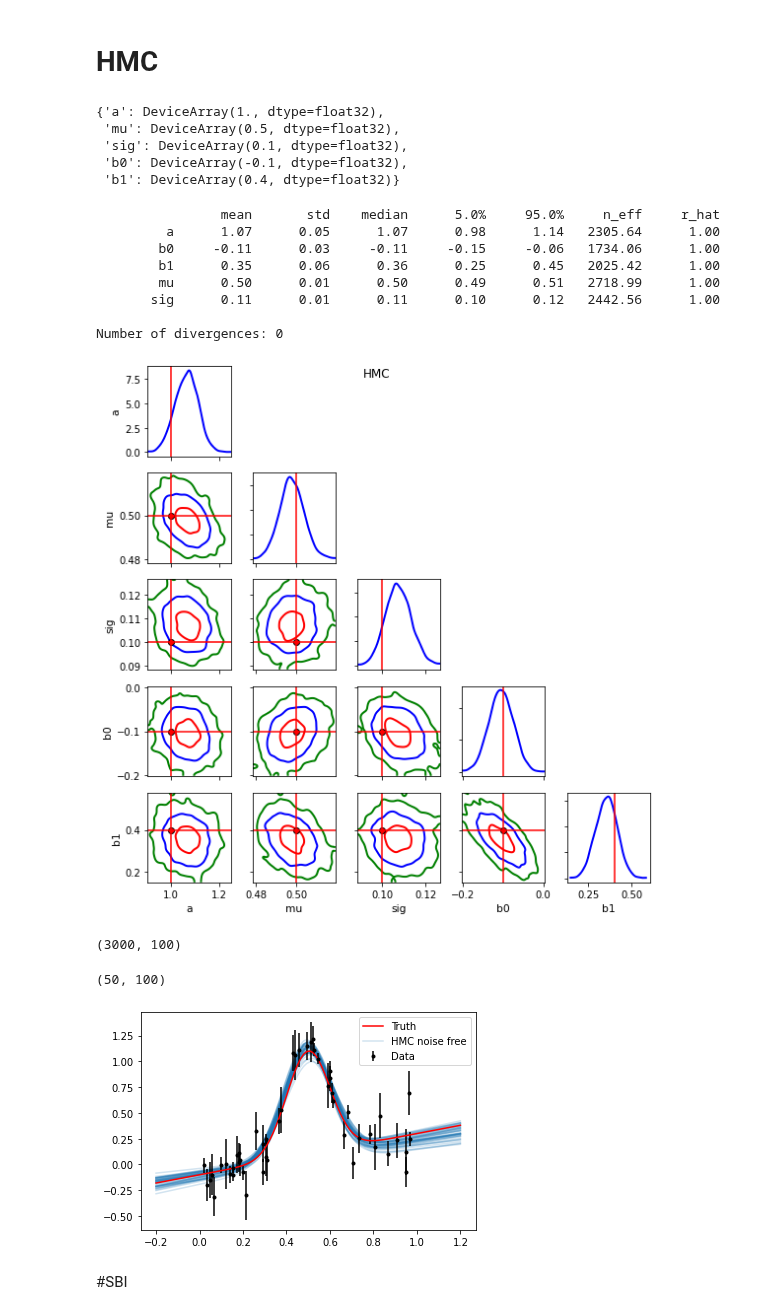
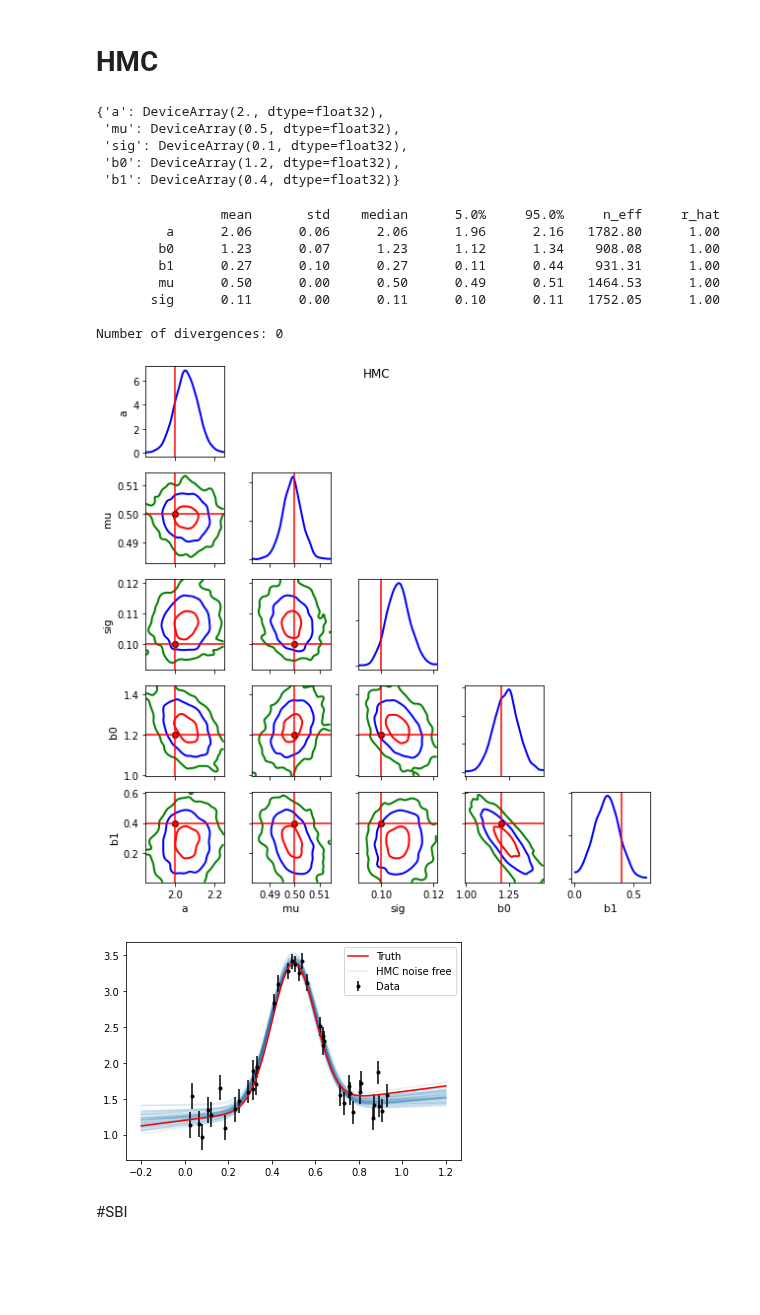
Before and after one commit to jecampagne/ML-toys, a Jupyter notebook: Demo_SBI_HMC.ipynb, the cells around one changed output. Saved outputs shown, nothing was run; the diff lists cells and outputs as text; code cells hidden in the pictures; blank space fills up the shorter version.

```diff
--- a/Demo_SBI_HMC.ipynb
+++ b/Demo_SBI_HMC.ipynb
@@ -145,6 +148,6 @@ pyro.set_rng_seed(42)
 # %% [markdown]
 # Data
 # %%
-N = 50
+N = 40
 t = np.sort(np.random.rand(N))
 # %%
@@ -156,7 +160,7 @@ def make_data(theta, t):
 
     return signal + bkgd
 # %%
-theta_true = jnp.array([1, 0.5, 0.1, -0.1, 0.4])
+theta_true = jnp.array([2, 0.5, 0.1, 1.2, 0.4])
 labels = ["a","mu","sig","b0","b1"]
 truth = {k:v for k,v in zip(labels, theta_true)}
 # %%
@@ -164,7 +168,7 @@ x_o_noiseless = make_data(theta_true, t)
 # %%
 key = jax.random.PRNGKey(42)
 key, subkey  = jax.random.split(key,2)
-sig_noise = jax.random.uniform(subkey,shape=(N,), minval=0.05, maxval=0.25) # non constant sigma of noise
+sig_noise =  0.2/jnp.sqrt(x_o_noiseless) # non constant sigma of noise
 # %%
 key, subkey  = jax.random.split(key,2)
 x_o = x_o_noiseless + jax.random.multivariate_normal(subkey, mean=jnp.array([0.]*N), cov=jnp.diag(sig_noise**2))
@@ -192,20 +188,20 @@ from numpyro.infer import MCMC, NUTS
 # %%
 truth
 # %% [output]
-{'a': DeviceArray(1., dtype=float32),
+{'a': DeviceArray(2., dtype=float32),
  'mu': DeviceArray(0.5, dtype=float32),
  'sig': DeviceArray(0.1, dtype=float32),
- 'b0': DeviceArray(-0.1, dtype=float32),
+ 'b0': DeviceArray(1.2, dtype=float32),
  'b1': DeviceArray(0.4, dtype=float32)}
 # %%
 def model(t, x_o=None, sig_noise=0.1):
 
     # define parameters with priors
-    a = numpyro.sample('a', dist.Uniform(-2, 2))
-    mu = numpyro.sample('mu', dist.Uniform(-2, 2))
-    sig =  numpyro.sample('sig', dist.InverseGamma(1.0, rate=1.0))
-    b0 = numpyro.sample('b0', dist.Uniform(-2, 2))
-    b1 = numpyro.sample('b1', dist.Uniform(-2, 2))
+    a = numpyro.sample('a', dist.Uniform(0, 10))
+    mu = numpyro.sample('mu', dist.Uniform(0, 1))
+    sig = numpyro.sample('sig', dist.Uniform(0, 2))
+    b0 = numpyro.sample('b0', dist.Uniform(0, 2))
+    b1 = numpyro.sample('b1', dist.Uniform(0, 2))
 
     # implement the model
     theta = jnp.array([a,mu,sig,b0,b1])
@@ -223,11 +219,11 @@ mcmc.run(subkey, t=t, x_o = x_o, sig_noise=sig_noise)
 mcmc.print_summary()
 # %% [output]
                 mean       std    median      5.0%     95.0%     n_eff     r_hat
-         a      1.07      0.05      1.07      0.98      1.14   2305.64      1.00
-        b0     -0.11      0.03     -0.11     -0.15     -0.06   1734.06      1.00
-        b1      0.35      0.06      0.36      0.25      0.45   2025.42      1.00
-        mu      0.50      0.01      0.50      0.49      0.51   2718.99      1.00
-       sig      0.11      0.01      0.11      0.10      0.12   2442.56      1.00
+         a      2.06      0.06      2.06      1.96      2.16   1782.80      1.00
+        b0      1.23      0.07      1.23      1.12      1.34    908.08      1.00
+        b1      0.27      0.10      0.27      0.11      0.44    931.31      1.00
+        mu      0.50      0.00      0.50      0.49      0.51   1464.53      1.00
+       sig      0.11      0.00      0.11      0.10      0.11   1752.05      1.00
 
 Number of divergences: 0
 # %%
@@ -237,7 +233,7 @@ plot_params_kde(hmc_spls,var_names=labels, figsize=(8,8), limits=None,
             point_estimate=None, reference_values=truth, reference_color='r',
             patName="HMC", fname=None);
 # %% [output]
-[figure, old version]
+[figure, new version]
 # %%
 from numpyro.infer import Predictive
 # %%
@@ -245,7 +241,3 @@ predictive = Predictive(model, posterior_samples=hmc_spls)
 # need to set noise to zero
 # since the full model contains noise contribution
 predictions = predictive(subkey, t=t_full, sig_noise=0.0)['obs']
-# %%
-predictions.shape
-# %% [output]
-(3000, 100)
@@ -253,24 +247,20 @@ predictions.shape
 # select 50 predictions to show
 inds = jax.random.randint(subkey, (50,) , 0, mcmc.num_samples)
 predictions = predictions[inds]
-# %%
-predictions.shape
-# %% [output]
-(50, 100)
 # %%
 t_full = np.linspace(-0.2,1.2,100)
 x_full_no_noise = make_data(theta_true,t_full)
 plt.errorbar(t,x_o,yerr=sig_noise, fmt=".k", capsize=0, label="Data");
 plt.plot(t_full, x_full_no_noise,c='r',label="Truth")
 for i in range(predictions.shape[0]):
   if i==0:
     tag="HMC noise free"
   else:
     tag=None
-  plt.plot(t_full, predictions[i],c="C0",alpha=0.2, zorder=-1,label=tag);
+  plt.plot(t_full, predictions[i],c="C0",alpha=0.1, zorder=-1,label=tag);
 plt.legend();
 # %% [output]
-[figure, old version]
+[figure, new version]
 # %% [markdown]
 #SBI
 # %%
```
Also changed, not shown: parts of 23 cells of this notebook.
